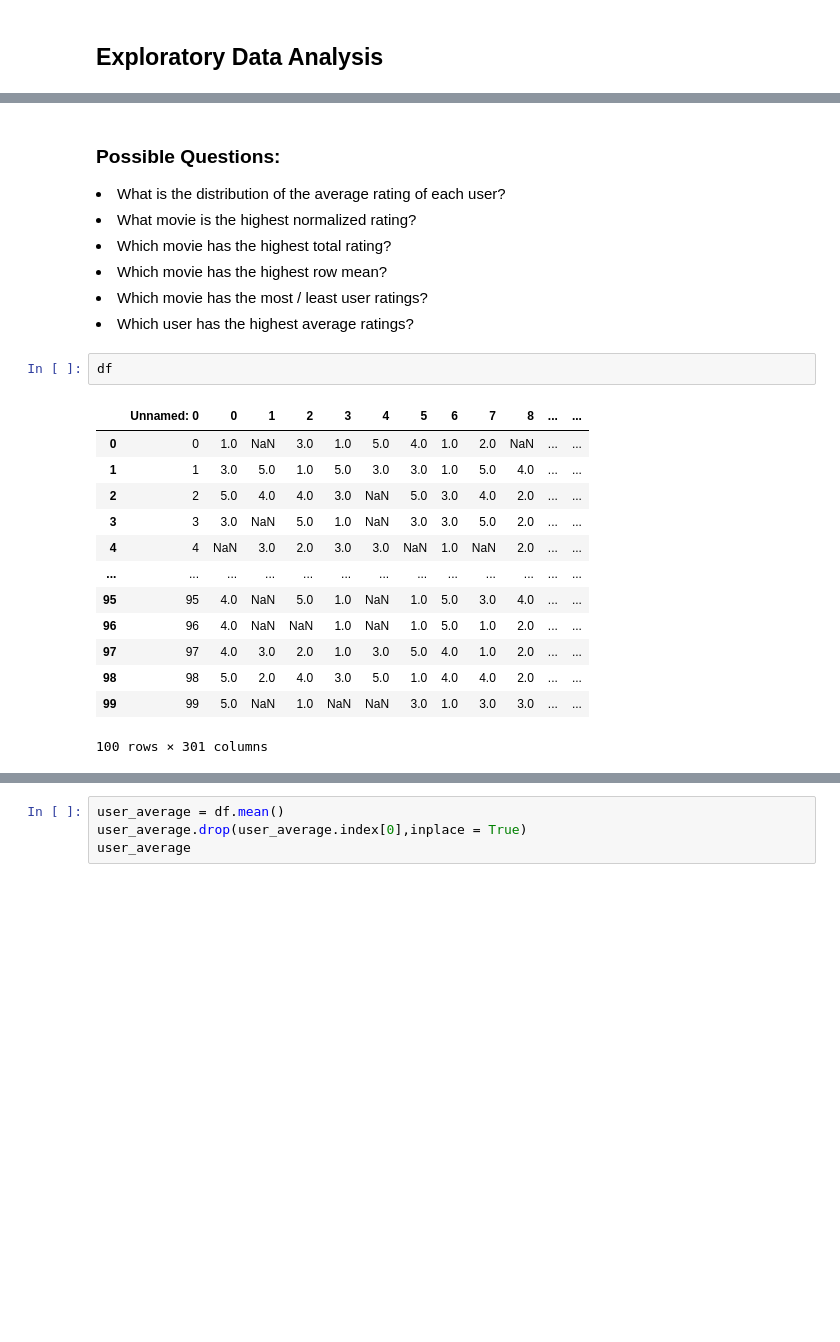
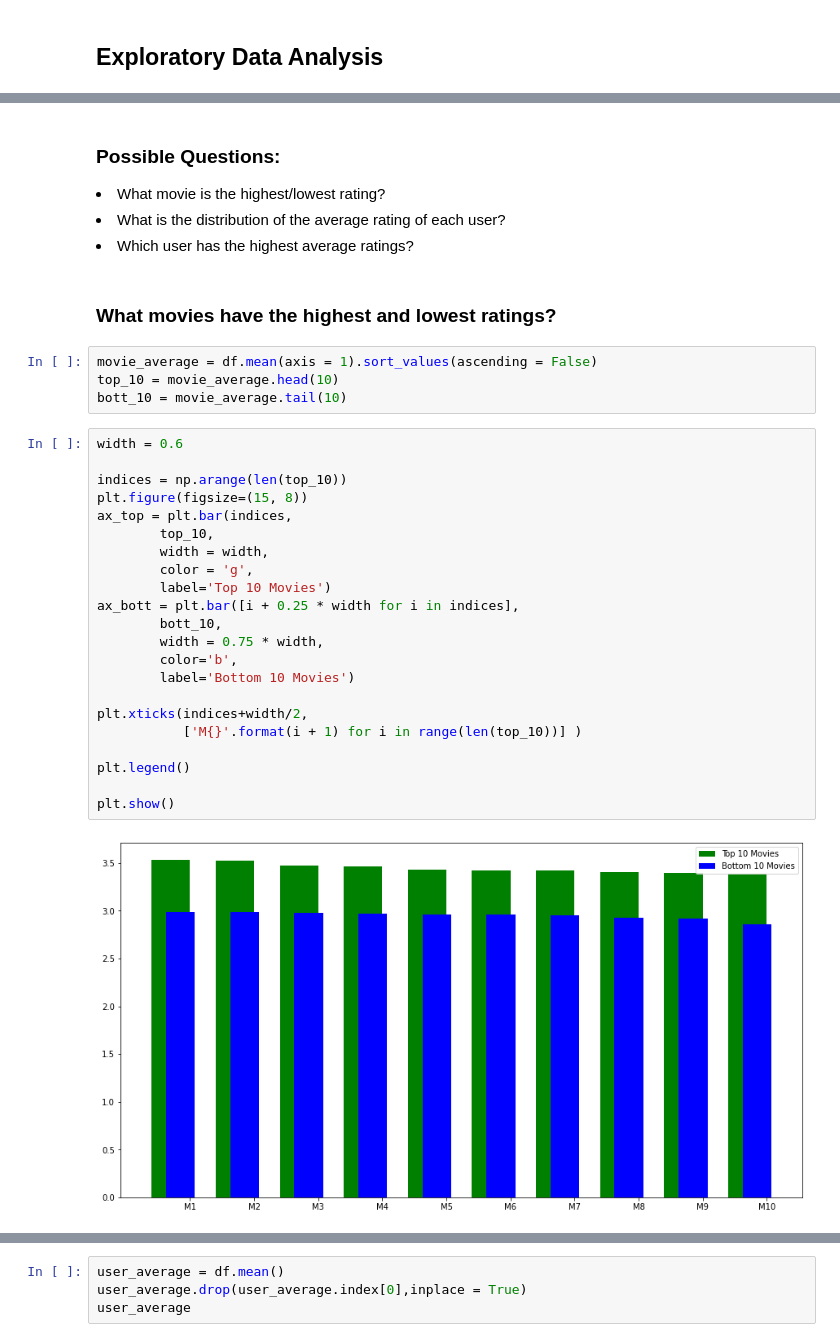
Before and after one commit to chadiTurk/CSMODELProject2, a Jupyter notebook: Project 2.ipynb, the cells around one changed output, grey strips where cells are left out. Drawn from its saved outputs; the diff is of its cells as text; blank space fills up the shorter version.

```diff
--- a/Project 2.ipynb
+++ b/Project 2.ipynb
@@ -53,25 +38,36 @@ It's probably a dataset of ratings for a certain type of product, not sure yet w
 <img src="eda2.png">
 # %% [markdown]
 ### Possible Questions:
+<li> What movie is the highest/lowest rating?</li>
 <li> What is the distribution of the average rating of each user?</li>
-<li> What movie is the highest normalized rating?</li>
-<li> Which movie has the highest total rating?</li>
-<li> Which movie has the highest row mean?</li>
-<li> Which movie has the most / least user ratings?</li>
 <li> Which user has the highest average ratings?</li>
-# %%
-df
-# %% [output]
-|  | Unnamed: 0 | 0 | 1 | 2 | 3 | 4 | 5 | 6 | 7 | 8 | ... | ... |
-| 0 | 0 | 1.0 | NaN | 3.0 | 1.0 | 5.0 | 4.0 | 1.0 | 2.0 | NaN | ... | ... |
-| 1 | 1 | 3.0 | 5.0 | 1.0 | 5.0 | 3.0 | 3.0 | 1.0 | 5.0 | 4.0 | ... | ... |
-| 2 | 2 | 5.0 | 4.0 | 4.0 | 3.0 | NaN | 5.0 | 3.0 | 4.0 | 2.0 | ... | ... |
-| 3 | 3 | 3.0 | NaN | 5.0 | 1.0 | NaN | 3.0 | 3.0 | 5.0 | 2.0 | ... | ... |
-| 4 | 4 | NaN | 3.0 | 2.0 | 3.0 | 3.0 | NaN | 1.0 | NaN | 2.0 | ... | ... |
-| ... | ... | ... | ... | ... | ... | ... | ... | ... | ... | ... | ... | ... |
-| 95 | 95 | 4.0 | NaN | 5.0 | 1.0 | NaN | 1.0 | 5.0 | 3.0 | 4.0 | ... | ... |
-| 96 | 96 | 4.0 | NaN | NaN | 1.0 | NaN | 1.0 | 5.0 | 1.0 | 2.0 | ... | ... |
-| 97 | 97 | 4.0 | 3.0 | 2.0 | 1.0 | 3.0 | 5.0 | 4.0 | 1.0 | 2.0 | ... | ... |
-| 98 | 98 | 5.0 | 2.0 | 4.0 | 3.0 | 5.0 | 1.0 | 4.0 | 4.0 | 2.0 | ... | ... |
-| 99 | 99 | 5.0 | NaN | 1.0 | NaN | NaN | 3.0 | 1.0 | 3.0 | 3.0 | ... | ... |
-100 rows × 301 columns
+# %% [markdown]
+### What movies have the highest and lowest ratings?
+# %%
+movie_average = df.mean(axis = 1).sort_values(ascending = False)
+top_10 = movie_average.head(10)
+bott_10 = movie_average.tail(10)
+# %%
+width = 0.6
+
+indices = np.arange(len(top_10))
+plt.figure(figsize=(15, 8))
+ax_top = plt.bar(indices,
+        top_10,
+        width = width,
+        color = 'g',
+        label='Top 10 Movies')
+ax_bott = plt.bar([i + 0.25 * width for i in indices],
+        bott_10,
+        width = 0.75 * width,
+        color='b',
+        label='Bottom 10 Movies')
+
+plt.xticks(indices+width/2,
+           ['M{}'.format(i + 1) for i in range(len(top_10))] )
+
+plt.legend()
+
+plt.show()
+# %% [output]
+[figure, added]
```
Also changed, not shown: parts of 10 cells of this notebook, 2 other files.
